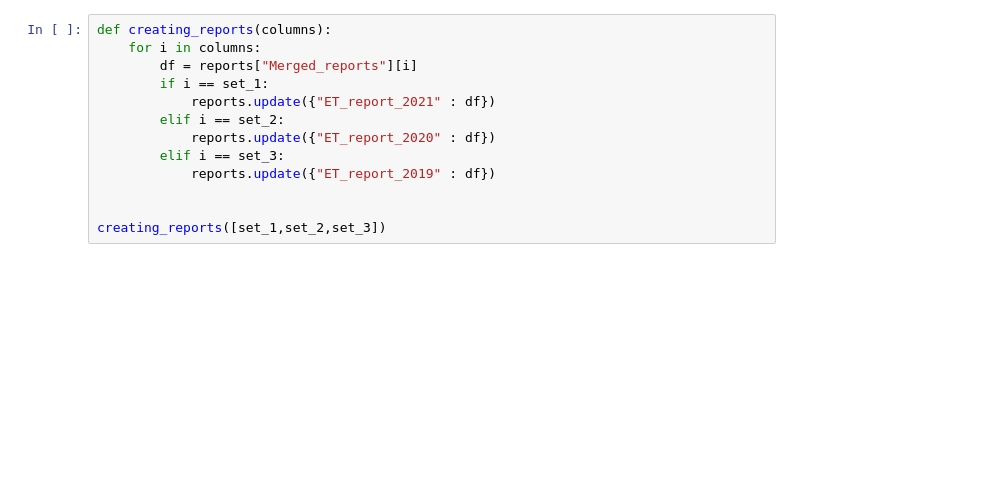
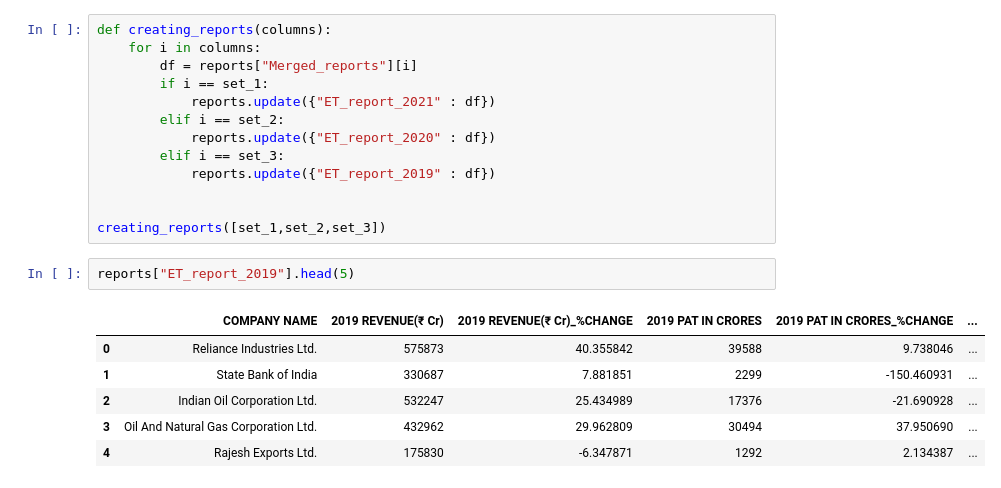
Before and after one commit to Lester-723/Data-Analytics-Projects-, a Jupyter notebook: economic_times_project.ipynb, the cells around one changed output. Cells and saved outputs as stored; diff of their text form; blank space fills up the shorter version.

```diff
--- a/economic_times_project.ipynb
+++ b/economic_times_project.ipynb
@@ -229,3 +215,12 @@ def creating_reports(columns):
 
 
 creating_reports([set_1,set_2,set_3])
+# %%
+reports["ET_report_2019"].head(5)
+# %% [output]
+|  | COMPANY NAME | 2019 REVENUE(₹ Cr) | 2019 REVENUE(₹ Cr)_%CHANGE | 2019 PAT IN CRORES | 2019 PAT IN CRORES_%CHANGE | ... |
+| 0 | Reliance Industries Ltd. | 575873 | 40.355842 | 39588 | 9.738046 | ... |
+| 1 | State Bank of India | 330687 | 7.881851 | 2299 | -150.460931 | ... |
+| 2 | Indian Oil Corporation Ltd. | 532247 | 25.434989 | 17376 | -21.690928 | ... |
+| 3 | Oil And Natural Gas Corporation Ltd. | 432962 | 29.962809 | 30494 | 37.950690 | ... |
+| 4 | Rajesh Exports Ltd. | 175830 | -6.347871 | 1292 | 2.134387 | ... |
```
Also changed, not shown: parts of 5 cells of this notebook.
